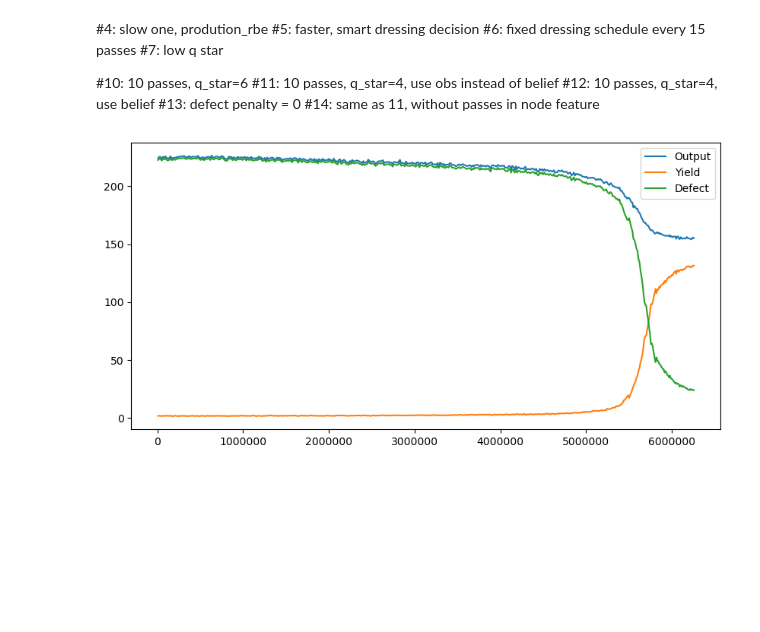
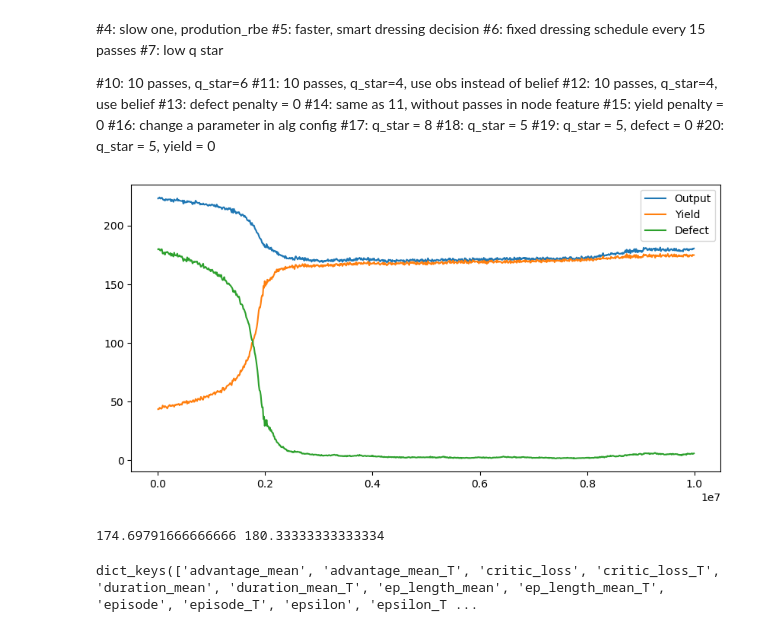
Before and after one commit to jh3ex/cirp, a Jupyter notebook: src/seeres.ipynb, the cells around one changed output. Saved outputs shown, nothing was run; the diff lists cells and outputs as text; code cells hidden in the pictures; blank space fills up the shorter version.

```diff
--- a/src/seeres.ipynb
+++ b/src/seeres.ipynb
@@ -207,19 +207,31 @@ def pie_plot(*args, **kw_args):
 #12: 10 passes, q_star=4, use belief
 #13: defect penalty = 0
 #14: same as 11, without passes in node feature
+#15: yield penalty = 0
+#16: change a parameter in alg config
+#17: q_star = 8
+#18: q_star = 5
+#19: q_star = 5, defect = 0
+#20: q_star = 5, yield = 0
 # %%
-fname = "12"
+fname = "18"
 data = load_json(fname)
 
 
 data["test_defect_mean"] = [x - y for x, y in zip(data["test_output_mean"], data["test_yield_mean"])]
 
 
 plt.figure(figsize=[10, 5], dpi=100)
 plt.plot(data["test_output_mean_T"], data["test_output_mean"])
 plt.plot(data["test_yield_mean_T"], data["test_yield_mean"])
 plt.plot(data["test_yield_mean_T"], data["test_defect_mean"])
 plt.legend(["Output", "Yield", "Defect"])
 plt.show()
+print(data["test_yield_mean"][-1], data["test_output_mean"][-1])
 # %% [output]
-[figure, old version]
+[figure, new version]
+174.69791666666666 180.33333333333334
+# %%
+data.keys()
+# %% [output]
+dict_keys(['advantage_mean', 'advantage_mean_T', 'critic_loss', 'critic_loss_T', 'duration_mean', 'duration_mean_T', 'ep_length_mean', 'ep_length_mean_T', 'episode', 'episode_T', 'epsilon', 'epsilon_T ...
```
Also changed, not shown: parts of 13 cells of this notebook, 42 other files.
